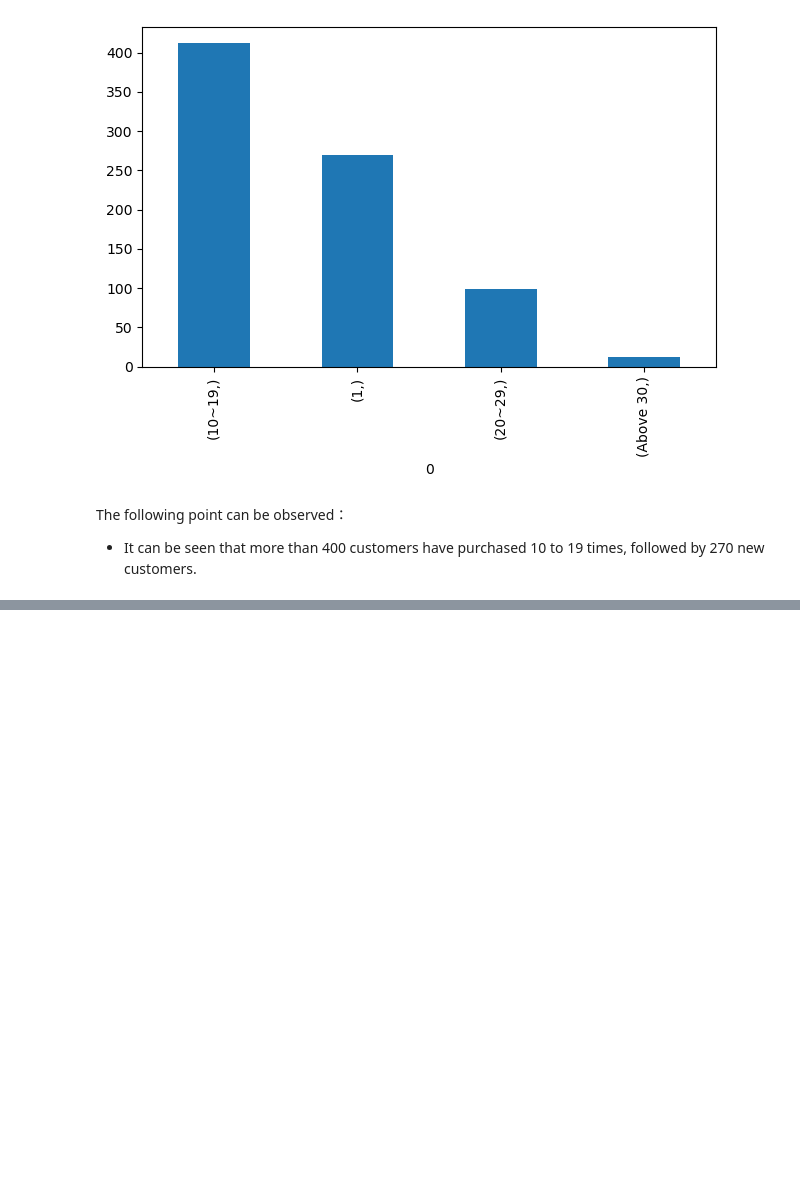
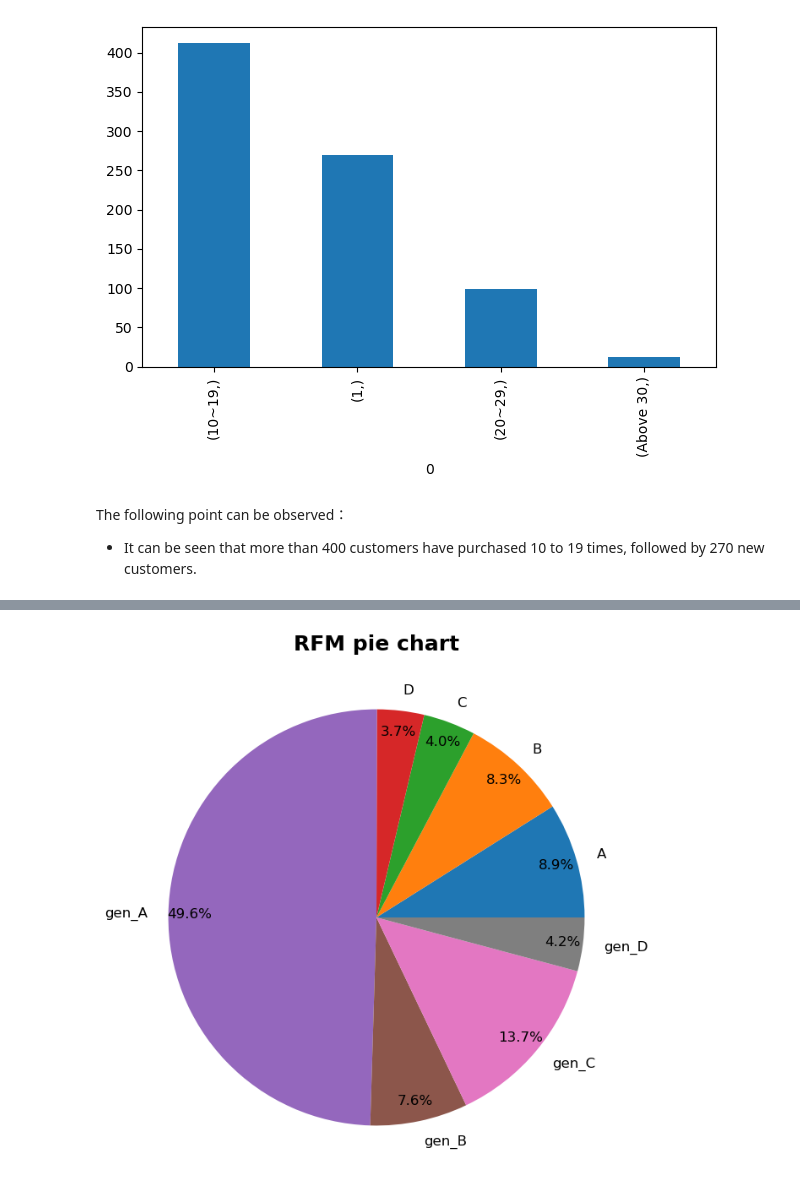
Before and after one commit to RaynaLin/superstore_EDA, a Jupyter notebook: EDA_superstore.ipynb, the cells around one changed output, grey strips where cells are left out. Saved outputs shown, nothing was run; the diff lists cells and outputs as text; code cells hidden in the pictures; blank space fills up the shorter version.

```diff
--- a/EDA_superstore.ipynb
+++ b/EDA_superstore.ipynb
@@ -509,0 +537,12 @@ The following point can be observed：
+# %%
+## RFM merge
+RFM = fm.merge(recency, on = "Customer ID", how = "inner")
+RFM.rename(columns = {"day_diff": "Recency"}, inplace = True)
+RFM = RFM.reset_index()
+# %%
+## RFM analytic
+RFM_norm1 = RFM.drop("Customer ID", axis = 1)
+RFM_norm1.Recency = RFM_norm1.Recency.dt.days
+
+# Take quartiles
+quantiles = RFM_norm1.quantile(q = [0.25, 0.5, 0.75])
@@ -509,0 +571,7 @@ The following point can be observed：
+# %%
+RFM_Segment = RFM_norm1.copy()
+RFM_Segment["R_Quartile"] = RFM_Segment["Recency"].apply(R_class, args = ("Recency", quantiles))
+RFM_Segment["F_Quartile"] = RFM_Segment["Frequency"].apply(FM_class, args = ("Frequency", quantiles))
+RFM_Segment["M_Quartile"] = RFM_Segment["Monetary"].apply(FM_class, args = ("Monetary", quantiles))
+
+RFM_Segment["RFMClass"] = RFM_Segment.R_Quartile.map(str) + RFM_Segment.F_Quartile.map(str) + RFM_Segment.M_Quartile.map(str)
@@ -509,0 +647,55 @@ The following point can be observed：
+# %%
+# RFM圖形
+def float_to_percentage(number):
+    percentage = round(number * 100, 2)
+    # percentage_str = "{:.2f}%".format(percentage)
+    # return percentage_str
+    return percentage
+
+Segment_len = len(RFM_Segment)
+
+RFM_A_percent = float_to_percentage(len(RFM_Segment_A) / Segment_len)
+RFM_B_percent = float_to_percentage(len(RFM_Segment_B) / Segment_len)
+RFM_C_percent = float_to_percentage(len(RFM_Segment_C) / Segment_len)
+RFM_D_percent = float_to_percentage(len(RFM_Segment_D) / Segment_len)
+RFM_genA_percent = float_to_percentage(len(RFM_Segment_gen_A) / Segment_len)
+RFM_genB_percent = float_to_percentage(len(RFM_Segment_gen_B) / Segment_len)
+RFM_genC_percent = float_to_percentage(len(RFM_Segment_gen_C) / Segment_len)
+RFM_genD_percent = float_to_percentage(len(RFM_Segment_gen_D) / Segment_len)
+
+RFM_tem = pd.Series([RFM_A_percent,
+                     RFM_B_percent,
+                     RFM_C_percent,
+                     RFM_D_percent,
+                     RFM_genA_percent,
+                     RFM_genB_percent,
+                     RFM_genC_percent,
+                     RFM_genD_percent],
+                    index = ["A",
+                              "B",
+                              "C",
+                              "D",
+                              "gen_A",
+                              "gen_B",
+                              "gen_C",
+                              "gen_D"])
+
+# A:"重要挽留客戶",
+# B:重要保持客戶",
+# C:重要發展客戶",
+# D:"重要價值客戶",
+# gen_A:"一般挽留客戶",
+# gen_B:"一般保持客戶",
+# gen_C:"一般發展客戶",
+# gen_D:"一般價值客戶"
+
+plt.figure(figsize = (10,8))
+plt.title("RFM pie chart", weight = "bold", fontsize = 18)
+plt.pie(RFM_tem,
+        labels = RFM_tem.index,
+        textprops = {"size": 12},
+        autopct = '%.1f%%',
+        pctdistance = 0.9)
+plt.show()
+# %% [output]
+[figure, added]
```
Also changed, not shown: parts of 8 cells of this notebook.
